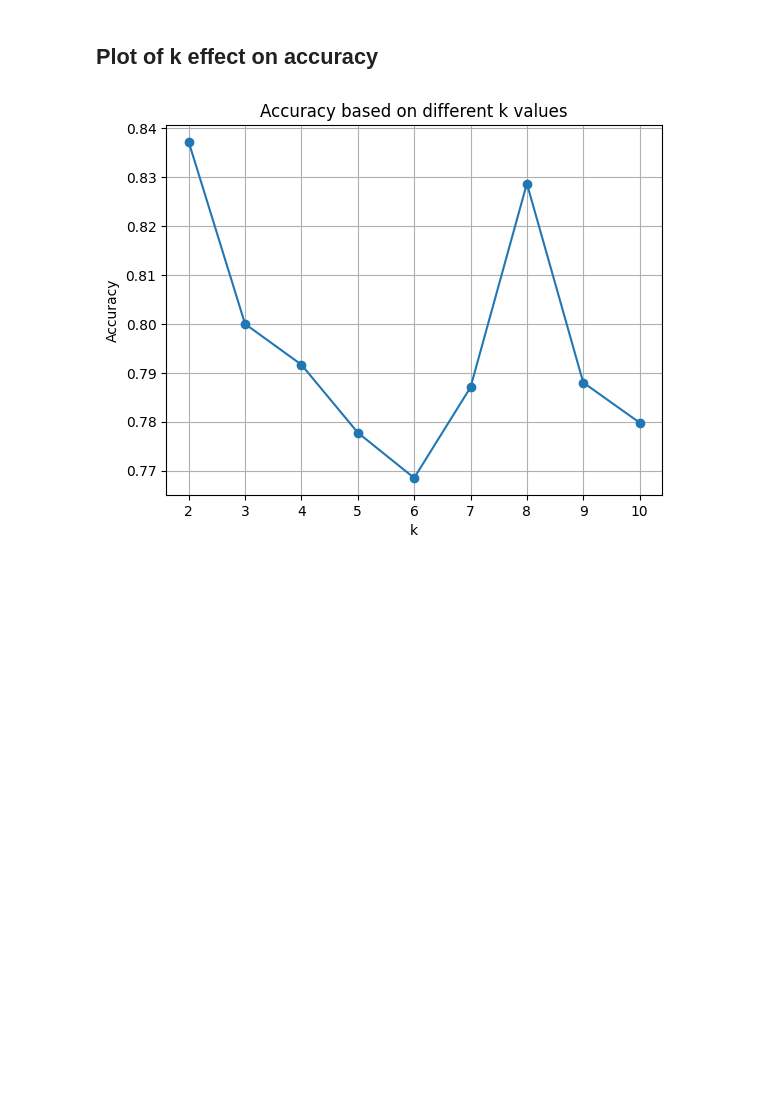
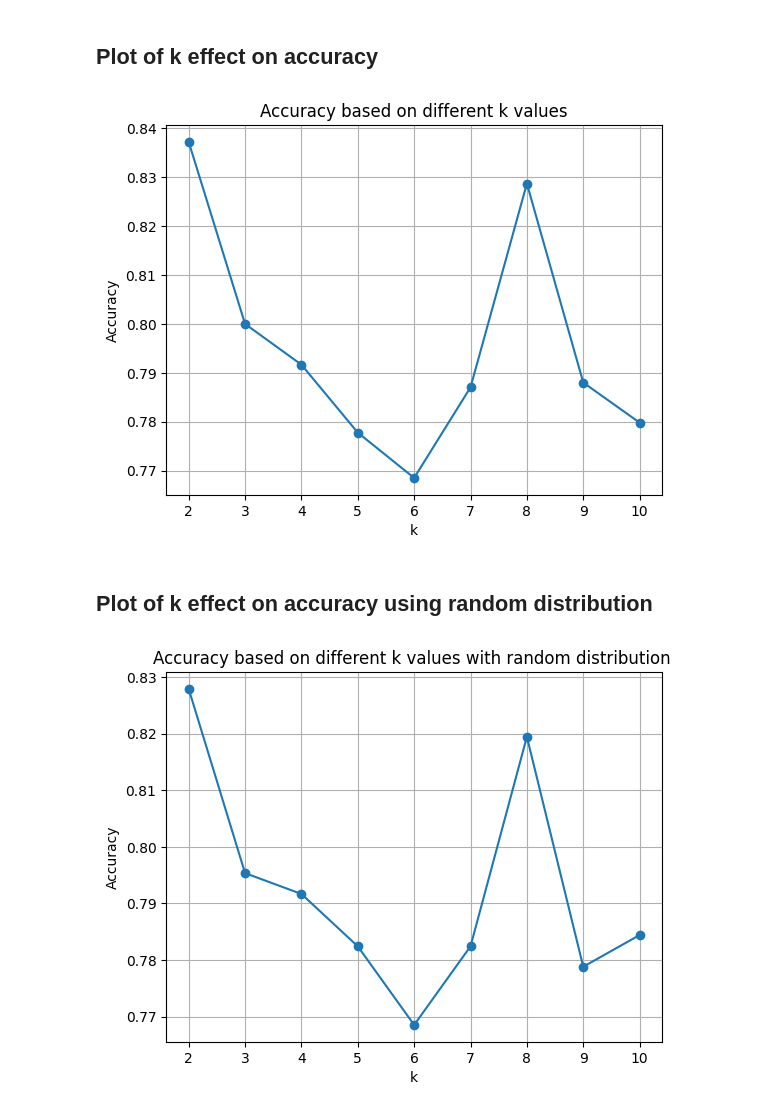
Before and after one commit to Pellesaxon/DataSecurityAndPrivacyM3.3, a Jupyter notebook: M3study.ipynb, the cells around one changed output. Saved outputs shown, nothing was run; the diff lists cells and outputs as text; code cells hidden in the pictures; blank space fills up the shorter version.

Commit message:
Added two more plots

```diff
--- a/M3study.ipynb
+++ b/M3study.ipynb
@@ -290,3 +290,76 @@ plt.grid(True)
 plt.show()
 # %% [output]
 [figure]
+# %% [markdown]
+## Plot of k effect on accuracy using random distribution
+# %%
+titanicAnonymized = sns.load_dataset('titanic')
+
+featureColumns = ['sex', 'age', 'sibsp', 'parch', 'fare'] # Removes: pclass, deck, 'class', 'who', 'adult_male', 'embark_town', 'alive', 'alone', 'embarked'
+sensitiveColumn = "survived"
+catagorical = set(('sex', 'embarked'))
+
+for name in catagorical:
+    titanicAnonymized[name] = titanicAnonymized[name].astype("category")
+
+anonymizedDataSets = []
+k_values = range(2, 11)
+
+for i in k_values:
+    p = anonypy.Preserver(titanicAnonymized, featureColumns, sensitiveColumn)
+    rows = p.anonymize_k_anonymity(k=i)
+    k_anom_data = pd.DataFrame(rows)
+    k_anom_data = k_anom_data.loc[k_anom_data.index.repeat(k_anom_data['count'])].reset_index(drop=True)
+    k_anom_data = k_anom_data.drop(columns=['count'])
+    cols_to_transform = k_anom_data.columns.difference(['survived', 'count'])
+    k_anom_data[cols_to_transform] = k_anom_data[cols_to_transform].map(transform_cell)
+
+    anonymizedDataSets.append(k_anom_data)
+
+accuracy_list = []
+
+for i in range(len(anonymizedDataSets)):
+    dataSet = anonymizedDataSets[i]
+    X = dataSet.drop(columns=['survived']).copy()
+    y = dataSet['survived']
+
+    for col in X.columns:
+        for i in range(len(X[col])):
+            if not isinstance(X[col][i], list):
+                continue
+            X.loc[i, col] = random() * (X[col][i][1] - X[col][i][0]) + X[col][i][0]
+
+
+    X = pd.get_dummies(X, columns=['sex'], drop_first=True)  # One-hot encode 'sex' and 'embarked'
+    x_train, x_test, y_train, y_test = train_test_split(X, y, test_size=0.3, random_state=42)
+
+    model = LogisticRegression()
+    model.fit(x_train, y_train)
+
+    y_pred = model.predict(x_test)
+    accuracy = accuracy_score(y_test, y_pred)
+    accuracy_list.append(accuracy)
+
+# print(k_values)
+# print(accuracy_list
+
+import matplotlib.pyplot as plt
+
+y = k_values
+x = accuracy_list
+
+# Create the plot
+plt.plot(y, x, marker='o')  # y on x-axis, x on y-axis (could reverse if needed)
+
+# Add labels and title
+plt.xlabel('k')       # Replace with your actual label
+plt.ylabel('Accuracy')       # Replace with your actual label
+plt.title('Accuracy based on different k values with random distribution ')     # Replace with your plot's title
+
+# Optional: Show grid
+plt.grid(True)
+
+# Show the plot
+plt.show()
+# %% [output]
+[figure, added]
```
Also changed, not shown: parts of 4 cells of this notebook.
